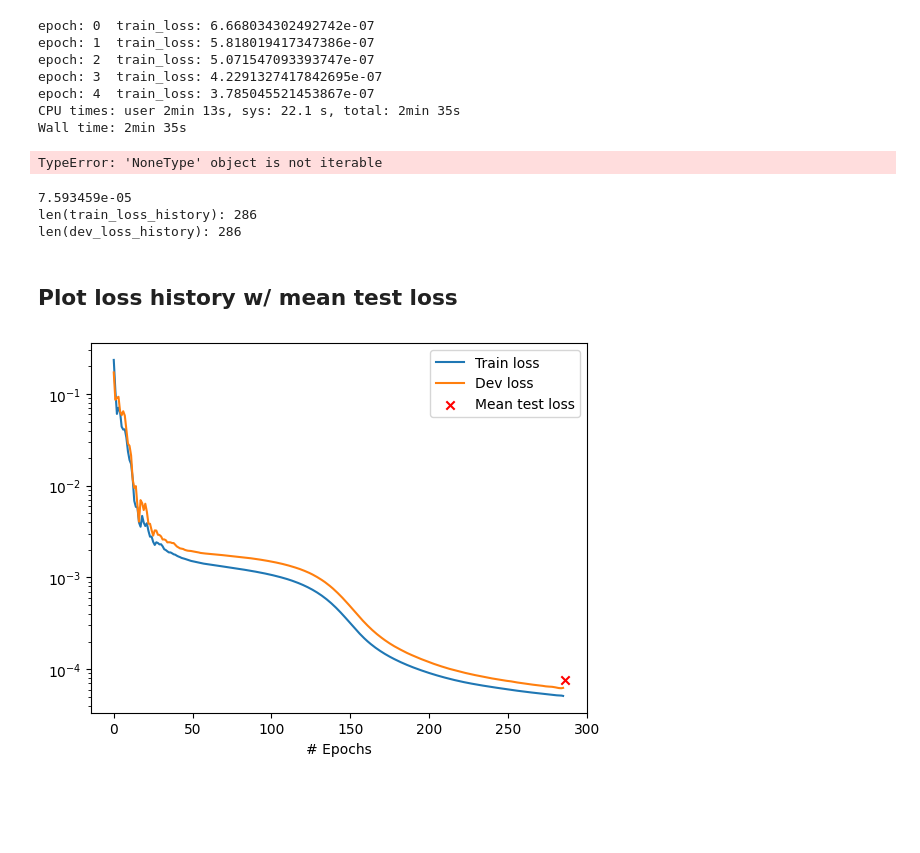
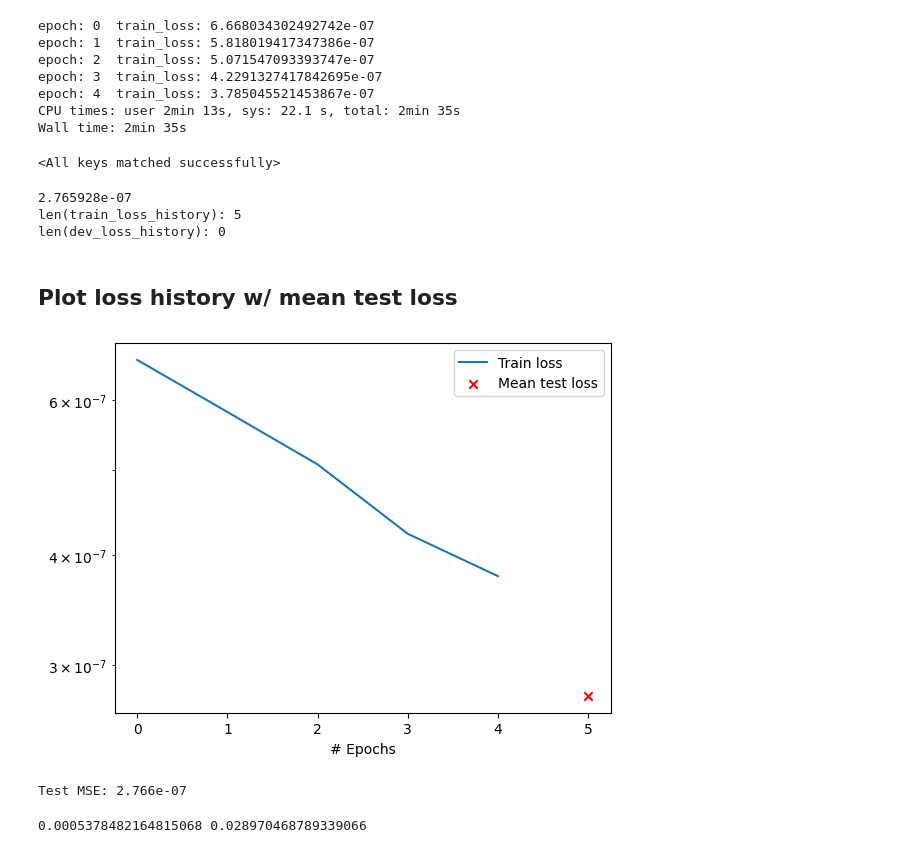
Before and after one commit to EladMichael/neuromancer, a Jupyter notebook: examples/neural_operators/Part_8_TIDON_HEAT.ipynb, the cells around one changed output. Drawn from its saved outputs; the diff is of its cells as text; code cells hidden in the pictures; blank space fills up the shorter version.

Commit message:
TI-DON Prediction works, just needs cleanup now

```diff
--- a/examples/neural_operators/Part_8_TIDON_HEAT.ipynb
+++ b/examples/neural_operators/Part_8_TIDON_HEAT.ipynb
@@ -607,6 +587,10 @@ scheduler = LambdaLR(optimizer, lr_lambda=lr_lambda)
 
 
 class StepLRSchedulerCallback(Callback):
+    """
+    Scheduler that steps every batch end.
+    """
+
     def __init__(self, scheduler):
         super().__init__()
         self.scheduler = scheduler
@@ -676,10 +658,11 @@ CPU times: user 2min 13s, sys: 22.1 s, total: 2min 35s
 Wall time: 2min 35s
 # %%
 # load best trained model
+trainer.dev_data = trainer.train_data
 best_outputs = trainer.test(best_model)
 problem.load_state_dict(best_model)
 # %% [output]
-TypeError: 'NoneType' object is not iterable
+<All keys matched successfully>
 # %%
 train_loss_history = [l.detach().cpu().numpy() for l in trainer.loss_history["train"]]
 dev_loss_history = [l.detach().cpu().numpy() for l in trainer.loss_history["dev"]]
@@ -688,19 +671,19 @@ print(mean_test_loss)
 print(f"len(train_loss_history): {len(train_loss_history)}")
 print(f"len(dev_loss_history): {len(dev_loss_history)}")
 # %% [output]
-7.593459e-05
-len(train_loss_history): 286
-len(dev_loss_history): 286
+2.765928e-07
+len(train_loss_history): 5
+len(dev_loss_history): 0
 # %% [markdown]
 ## Plot loss history w/ mean test loss
 # %%
 plt.semilogy(train_loss_history, label="Train loss")
-plt.semilogy(dev_loss_history, label="Dev loss")
+# plt.semilogy(dev_loss_history, label="Dev loss")
 plt.scatter(
     len(train_loss_history), mean_test_loss, label="Mean test loss", c="red", marker="x"
 )
 plt.xlabel("# Epochs")
 plt.legend()
 plt.show()
 # %% [output]
-[figure, old version]
+[figure, new version]
@@ -706,0 +702,24 @@ plt.show()
+# %%
+# one-step predictions on the test loader
+eval_node = problem.nodes[0].to(device)
+eval_node.eval()
+
+preds_list = []
+true_list = []
+with torch.no_grad():
+    for batch in test_loader:
+        batch = {
+            k: (v.to(device=device, dtype=torch.float32) if torch.is_tensor(v) else v)
+            for k, v in batch.items()
+        }
+        out = eval_node({"u_t": batch["u_t"], "f_t": batch["f_t"]})
+        preds_list.append(out["u_t"].cpu())
+        true_list.append(batch["outputs"].cpu())
+
+preds = torch.cat(preds_list, dim=0)
+true_states = torch.cat(true_list, dim=0)
+
+mse = torch.mean((preds - true_states) ** 2)
+print(f"Test MSE: {mse.item():.3e}")
+# %% [output]
+Test MSE: 2.766e-07
@@ -706,0 +753,6 @@ plt.show()
+# %%
+sample_id = 35  # change this to test other samples
+mse_loss, rel_l2_error, rollout_pred, true_states = autoregressive_rollout(sample_id)
+print(mse_loss.item(), rel_l2_error.item())
+# %% [output]
+0.0005378482164815068 0.028970468789339066
```
Also changed, not shown: parts of 7 cells of this notebook.
